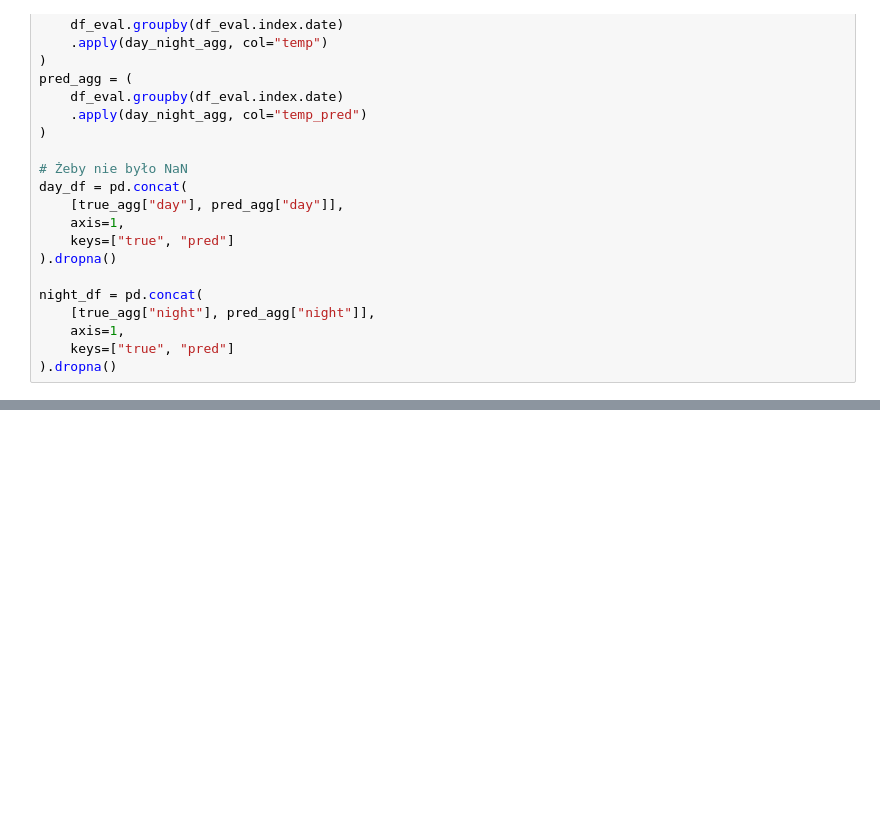
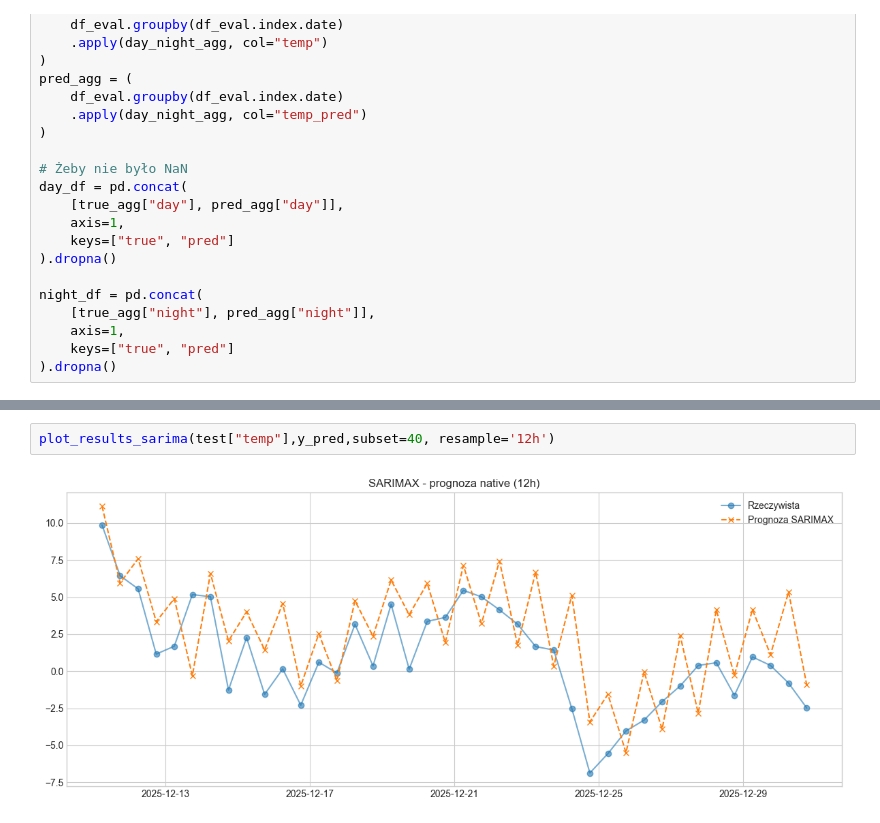
Before and after one commit to WeronikaTarnawska/projekt_pogoda_ml, a Jupyter notebook: temperature_sarima.ipynb, the cells around one changed output, grey strips where cells are left out. Saved outputs shown, nothing was run; the diff lists cells and outputs as text; blank space fills up the shorter version.

```diff
--- a/temperature_sarima.ipynb
+++ b/temperature_sarima.ipynb
@@ -274,0 +424,4 @@ show_results_sarima(true_agg, pred_agg, subset=40)
+# %%
+plot_results_sarima(test["temp"],y_pred,subset=40, resample='12h')
+# %% [output]
+[figure, added]
```
Also changed, not shown: parts of 20 cells of this notebook.
